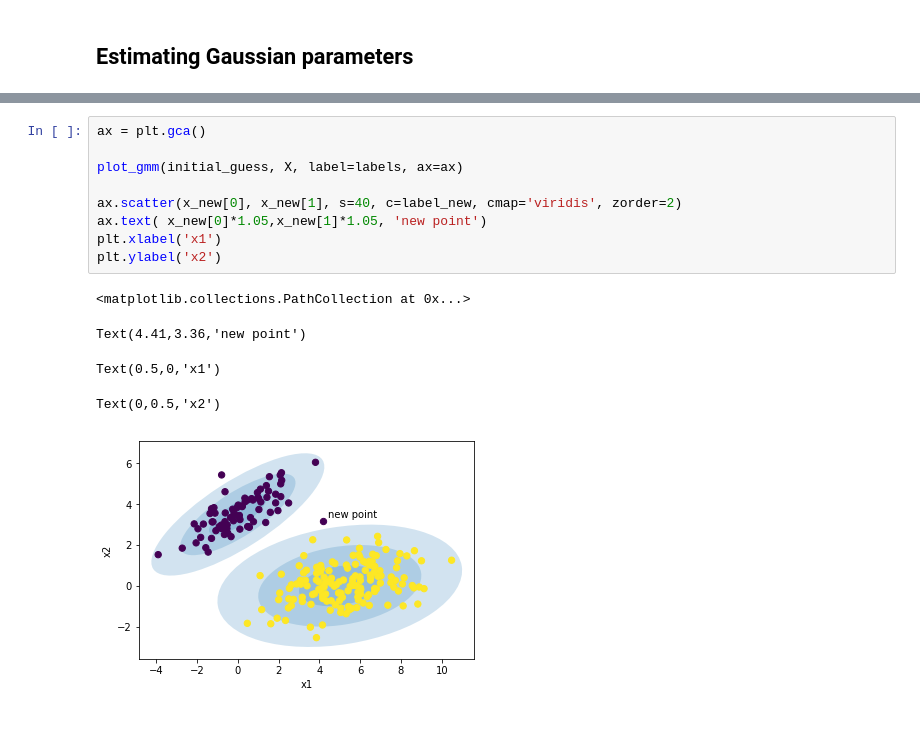
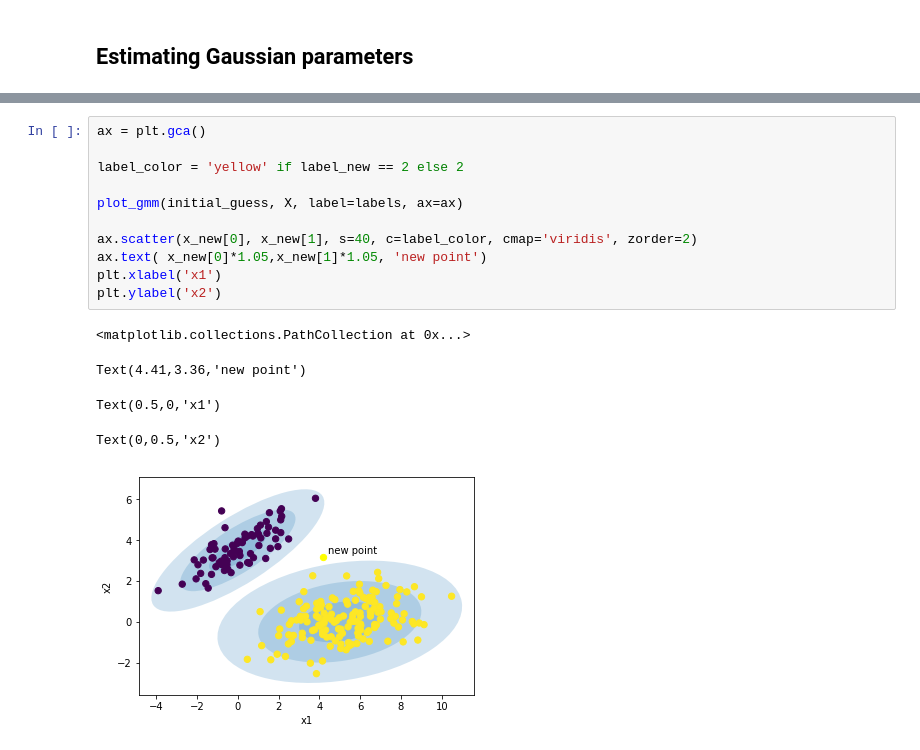
Before and after one commit to leandroohf/machine_learning_algorithms, a Jupyter notebook: intro_lda.ipynb, the cells around one changed output, grey strips where cells are left out. Cells and saved outputs as stored; diff of their text form.

```diff
--- a/intro_lda.ipynb
+++ b/intro_lda.ipynb
@@ -304,15 +251,17 @@ array([ 6.0319, -0.1781])
 # %%
 ax = plt.gca()
 
+label_color = 'yellow' if label_new == 2 else 2
+
 plot_gmm(initial_guess, X, label=labels, ax=ax)
 
-ax.scatter(x_new[0], x_new[1], s=40, c=label_new, cmap='viridis', zorder=2)
+ax.scatter(x_new[0], x_new[1], s=40, c=label_color, cmap='viridis', zorder=2)
 ax.text( x_new[0]*1.05,x_new[1]*1.05, 'new point')
 plt.xlabel('x1')
 plt.ylabel('x2')
 # %% [output]
 <matplotlib.collections.PathCollection at 0x...>
 Text(4.41,3.36,'new point')
 Text(0.5,0,'x1')
 Text(0,0.5,'x2')
-[figure, old version]
+[figure, new version]
```
Also changed, not shown: parts of 4 cells of this notebook.
